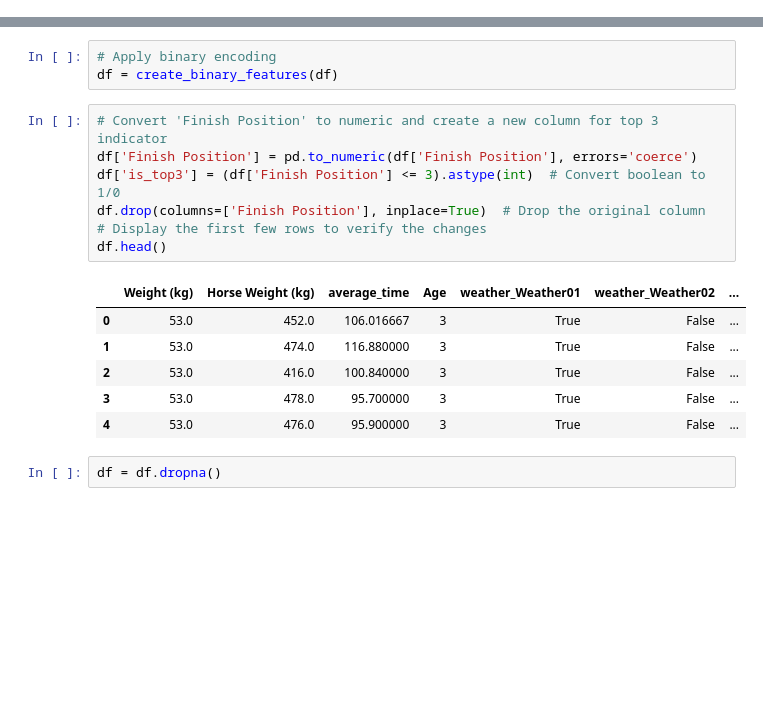
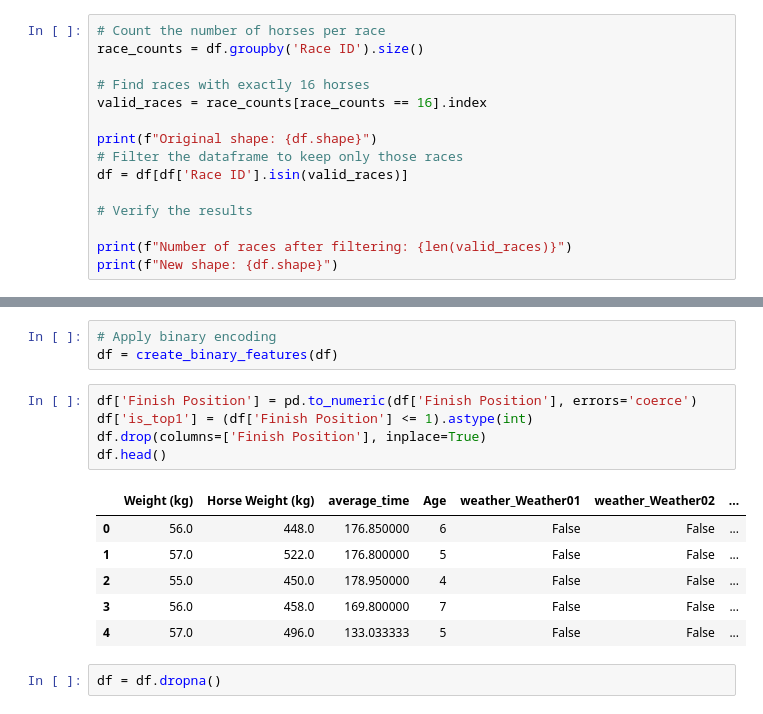
Before and after one commit to waipingng/ML-course-fp, a Jupyter notebook: preprocessing.ipynb, the cells around one changed output, grey strips where cells are left out. Saved outputs shown, nothing was run; the diff lists cells and outputs as text; blank space fills up the shorter version.

Commit message:
change to top1, only contain races that have 16 horses

```diff
--- a/preprocessing.ipynb
+++ b/preprocessing.ipynb
@@ -27,3 +27,18 @@ Index(['Race ID', 'Race Name', 'Race Time', 'Track Info', 'Weather Icon',
        'Final Time', 'Margin', 'Position at Bends', 'Last 3F', 'Odds',
        'Favorite', 'Horse Weight (kg)', 'Trainer', 'Owner', 'Prize (¥ mil)'],
       dtype='object')
+# %%
+# Count the number of horses per race
+race_counts = df.groupby('Race ID').size()
+
+# Find races with exactly 16 horses
+valid_races = race_counts[race_counts == 16].index
+
+print(f"Original shape: {df.shape}")
+# Filter the dataframe to keep only those races
+df = df[df['Race ID'].isin(valid_races)]
+
+# Verify the results
+
+print(f"Number of races after filtering: {len(valid_races)}")
+print(f"New shape: {df.shape}")
@@ -185,19 +199,17 @@ def create_binary_features(df):
 # Apply binary encoding
 df = create_binary_features(df)
 # %%
-# Convert 'Finish Position' to numeric and create a new column for top 3 indicator
 df['Finish Position'] = pd.to_numeric(df['Finish Position'], errors='coerce')
-df['is_top3'] = (df['Finish Position'] <= 3).astype(int)  # Convert boolean to 1/0
-df.drop(columns=['Finish Position'], inplace=True)  # Drop the original column
-# Display the first few rows to verify the changes
+df['is_top1'] = (df['Finish Position'] <= 1).astype(int)
+df.drop(columns=['Finish Position'], inplace=True)
 df.head()
 # %% [output]
 |  | Weight (kg) | Horse Weight (kg) | average_time | Age | weather_Weather01 | weather_Weather02 | ... |
-| 0 | 53.0 | 452.0 | 106.016667 | 3 | True | False | ... |
-| 1 | 53.0 | 474.0 | 116.880000 | 3 | True | False | ... |
-| 2 | 53.0 | 416.0 | 100.840000 | 3 | True | False | ... |
-| 3 | 53.0 | 478.0 | 95.700000 | 3 | True | False | ... |
-| 4 | 53.0 | 476.0 | 95.900000 | 3 | True | False | ... |
+| 0 | 56.0 | 448.0 | 176.850000 | 6 | False | False | ... |
+| 1 | 57.0 | 522.0 | 176.800000 | 5 | False | False | ... |
+| 2 | 55.0 | 450.0 | 178.950000 | 4 | False | False | ... |
+| 3 | 56.0 | 458.0 | 169.800000 | 7 | False | False | ... |
+| 4 | 57.0 | 496.0 | 133.033333 | 5 | False | False | ... |
 # %%
 df = df.dropna()
 # %%
```
Also changed, not shown: parts of 7 cells of this notebook, 3 other files.
